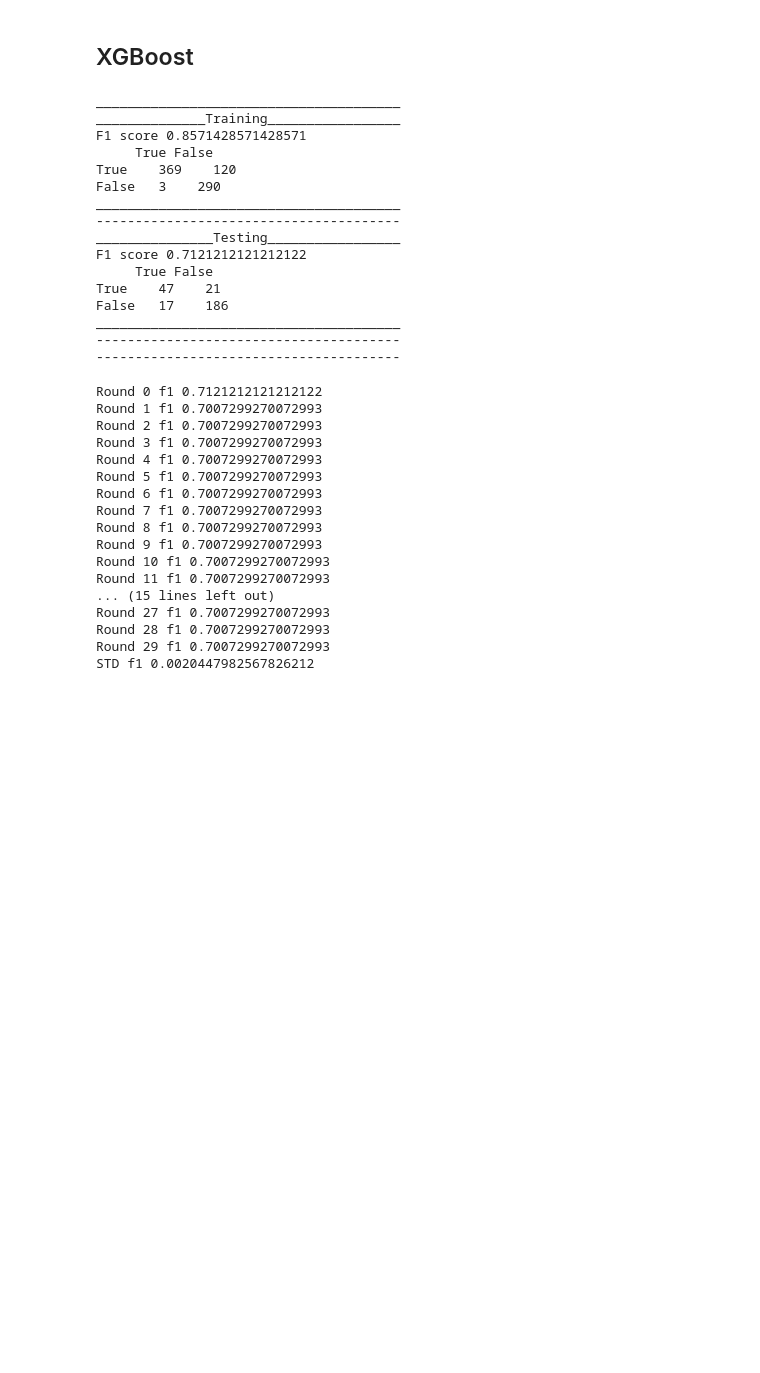
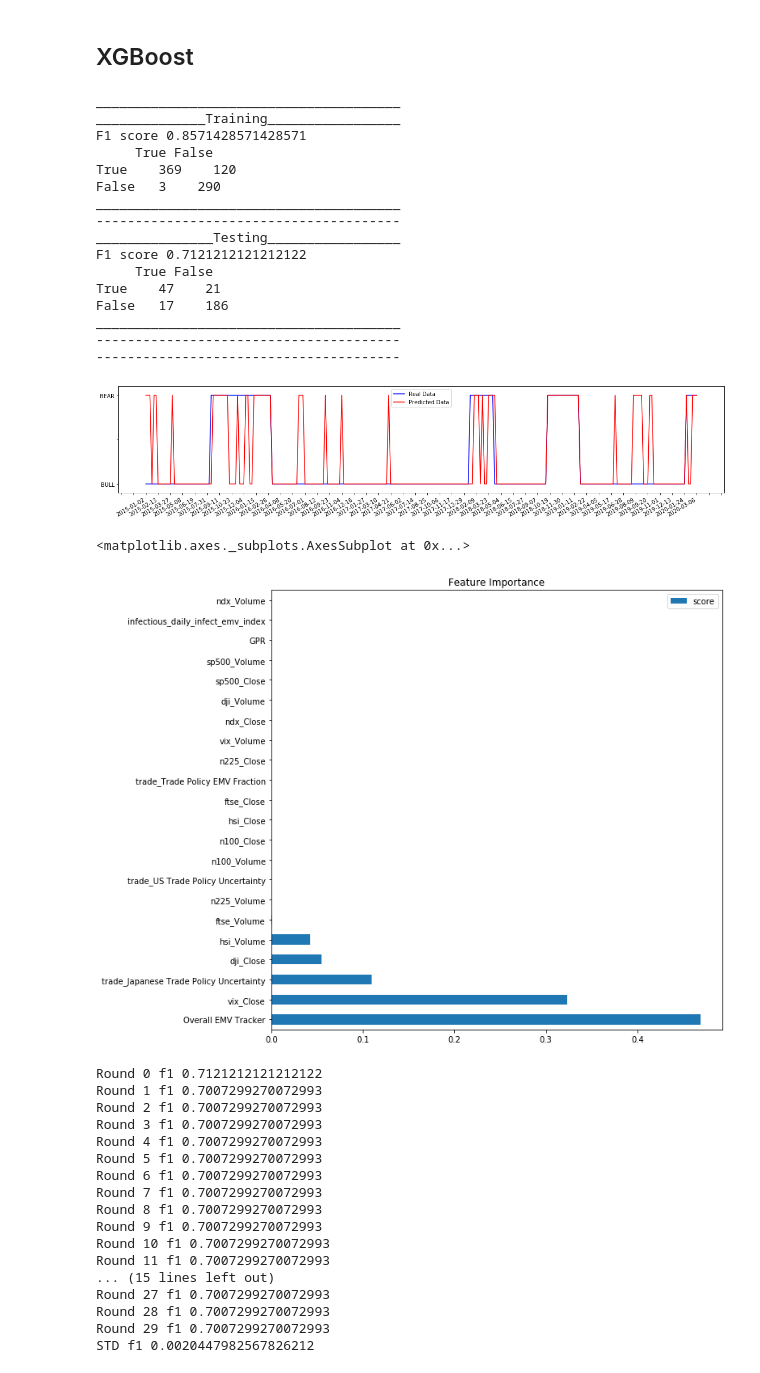
Before and after one commit to silvanaribeiro/dissertacao, a Jupyter notebook: FinancialIndex_FridayResampling/07.05_XGBoost-Nature.ipynb, the cells around one changed output. Cells and saved outputs as stored; diff of their text form; code cells hidden in the pictures; blank space fills up the shorter version.

```diff
--- a/FinancialIndex_FridayResampling/07.05_XGBoost-Nature.ipynb
+++ b/FinancialIndex_FridayResampling/07.05_XGBoost-Nature.ipynb
@@ -32,6 +32,26 @@ def print_confusion_matrix(tn, fp, fn, tp):
     print("False", " ",fn,"  ", tn)
     print("_______________________________________")
     print("---------------------------------------")
+# %%
+def format(val, pos):
+    if val == 0:
+        return "BULL"
+    if val == 1:
+        return "BEAR"
+    else:
+        return ""
+# %%
+def plot(real, imputed):
+    fig, ax = plt.subplots(figsize=(20,4))
+    ax.xaxis.set_major_locator(plt.MaxNLocator(50))
+    ax.plot(real.index, real, '-', label="Real Data", color='blue')
+    ax.plot(real.index, imputed, '-', label="Imputed Data", color='red')
+    ax.legend(['Real Data', 'Predicted Data'])
+    ax.yaxis.set_major_locator(plt.MaxNLocator(3))
+    ax.yaxis.set_major_formatter(plt.FuncFormatter(format))
+    ax.set_ylim(-0.1, 1.1)
+    fig.autofmt_xdate()
+    plt.show()
 # %% [markdown]
 ## XGBoost
 # %%
@@ -81,33 +101,42 @@ precision = tp/(tp+fp)
 recall = tp/(tp+fn)
 f_score = 2*precision*recall/(precision+recall)
 print("F1 score", f_score)
 print_confusion_matrix(tn, fp, fn, tp)
 print("_______________Testing_________________")
 y_pred = model.predict(X_test)
 tn, fp, fn, tp = confusion_matrix(y_test, y_pred).ravel()
 precision = tp/(tp+fp)
 recall = tp/(tp+fn)
 f_score = 2*precision*recall/(precision+recall)
 print("F1 score", f_score)
 print_confusion_matrix(tn, fp, fn, tp)
 print("---------------------------------------")
+
+#plot bear bull imputed and real
+plot(y_test, y_pred)
+# feature importance
+data = pd.DataFrame(data=xgb_model.feature_importances_, index=X_train.columns, columns=["score"]).sort_values(by = "score", ascending=False)
+data.plot(kind='barh', title="Feature Importance", figsize=(10,10))
 # %% [output]
 _______________________________________
 ______________Training_________________
 F1 score 0.8571428571428571
      True False
 True    369    120
 False   3    290
 _______________________________________
 ---------------------------------------
 _______________Testing_________________
 F1 score 0.7121212121212122
      True False
 True    47    21
 False   17    186
 _______________________________________
 ---------------------------------------
 ---------------------------------------
+[figure, added]
+<matplotlib.axes._subplots.AxesSubplot at 0x...>
+[figure, added]
 # %%
 def format(val, pos):
     if val == 0:
```
Also changed, not shown: 3 other files.
